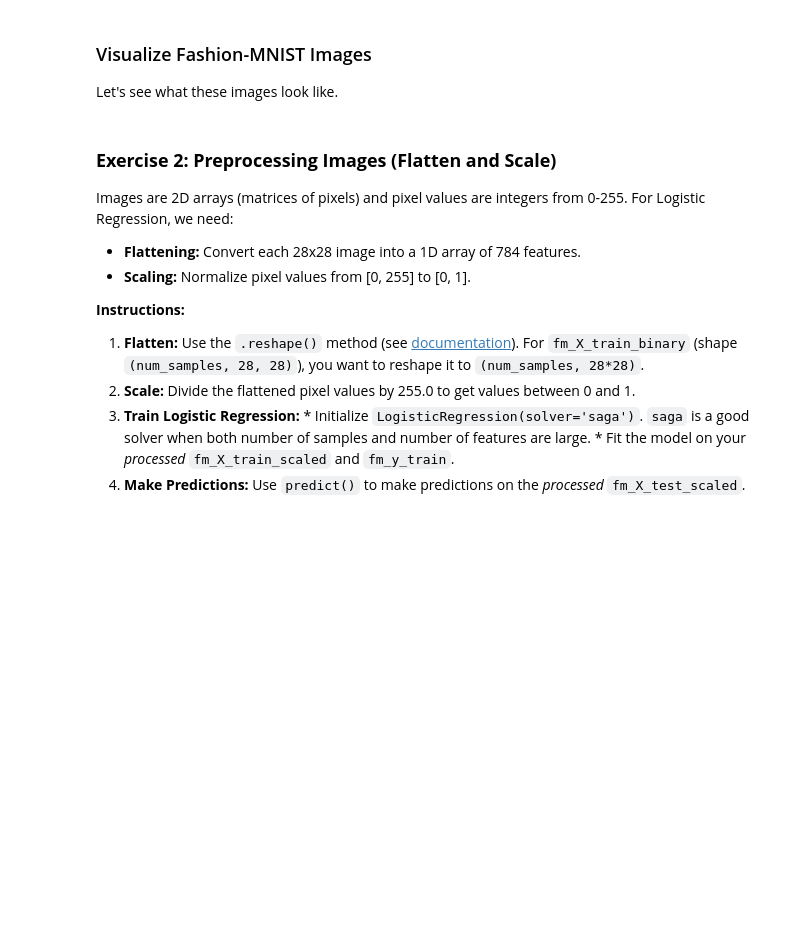
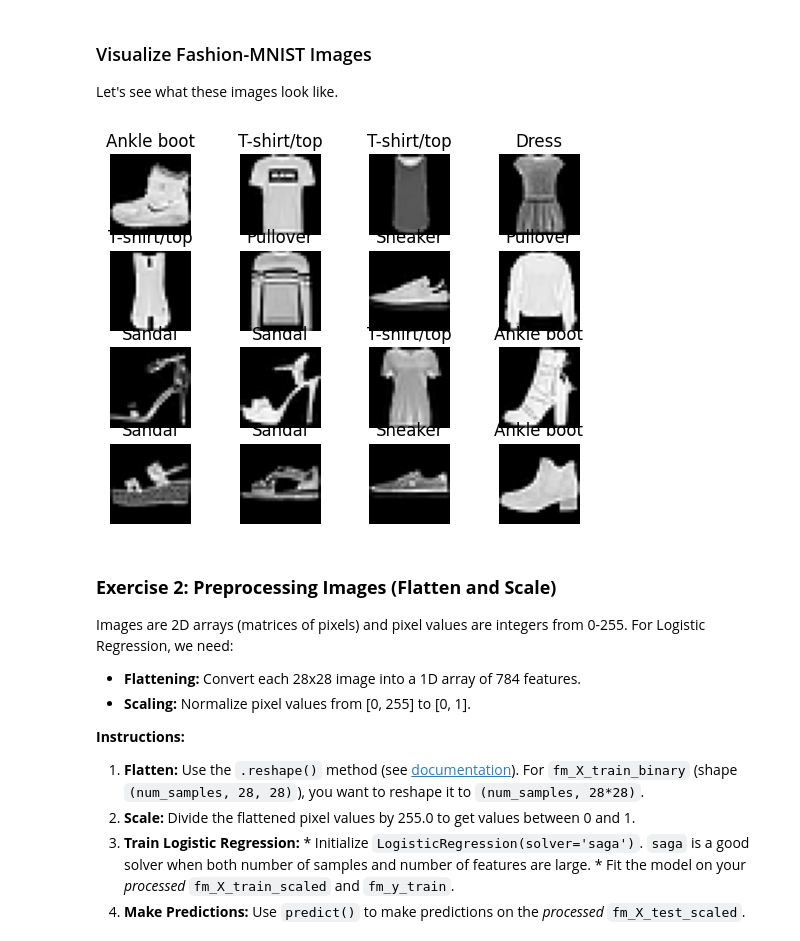
Before and after one commit to krisana-y/229352-StatisticalLearning, a Jupyter notebook: lab02_data_preprocessing.ipynb, the cells around one changed output. Drawn from its saved outputs; the diff is of its cells as text; code cells hidden in the pictures; blank space fills up the shorter version.

```diff
--- a/lab02_data_preprocessing.ipynb
+++ b/lab02_data_preprocessing.ipynb
@@ -276,12 +485,18 @@ Let's see what these images look like.
 # %%
 # Define class names (for better understanding)
 fashion_mnist_class_names = [
     'T-shirt/top', 'Trouser', 'Pullover', 'Dress', 'Coat',
     'Sandal', 'Shirt', 'Sneaker', 'Bag', 'Ankle boot'
 ]
 
 # Visualize the images
-## Write your code here
+fig, axes = plt.subplots(4, 4)
+for i, ax in enumerate(axes.flat):
+    ax.imshow(fm_X_train[i], cmap='gray')
+    ax.set_title(fashion_mnist_class_names[fm_y_train[i]])
+    ax.axis('off')
+# %% [output]
+[figure, added]
 # %% [markdown]
 ### **Exercise 2: Preprocessing Images (Flatten and Scale)**
 
```
Also changed, not shown: parts of 18 cells of this notebook.
